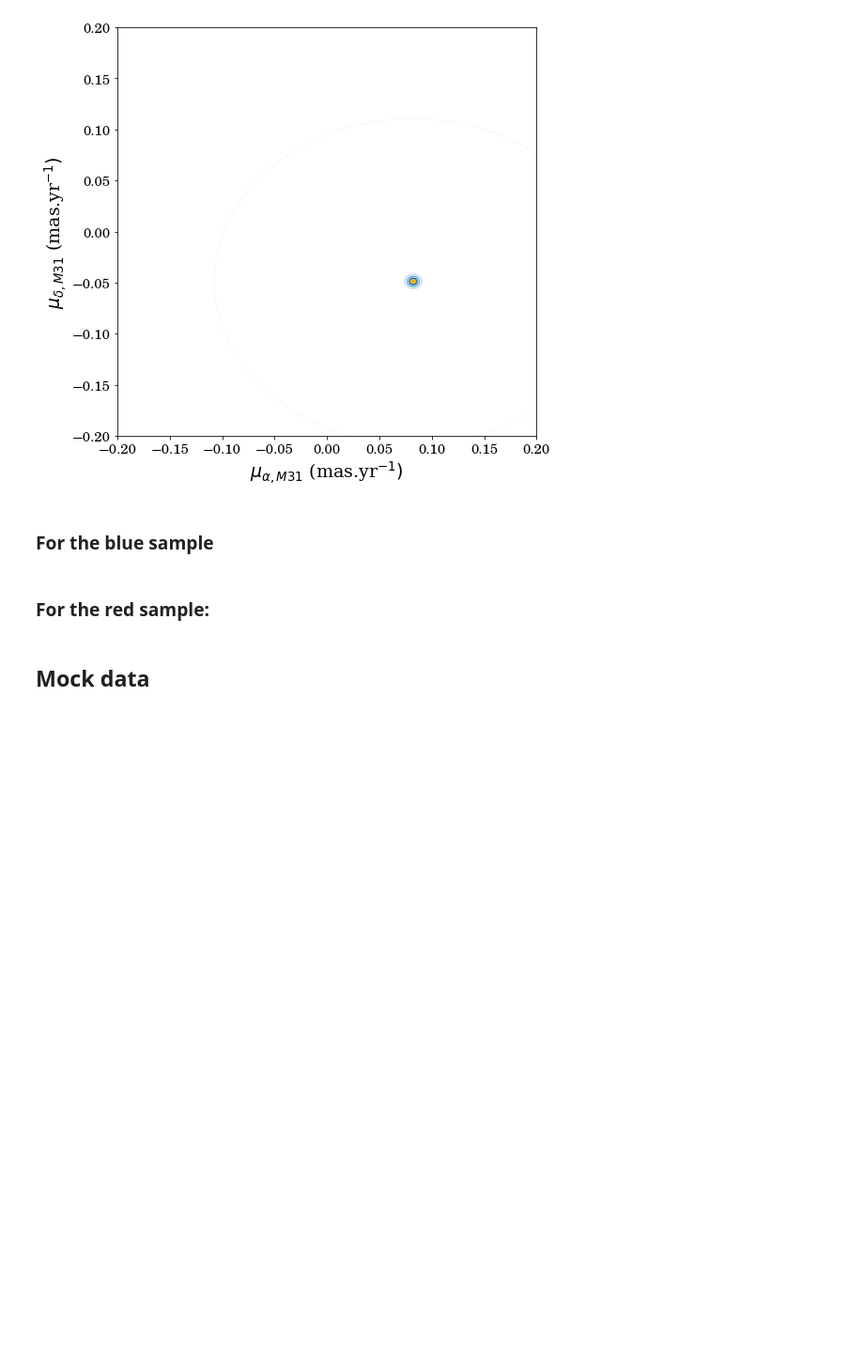
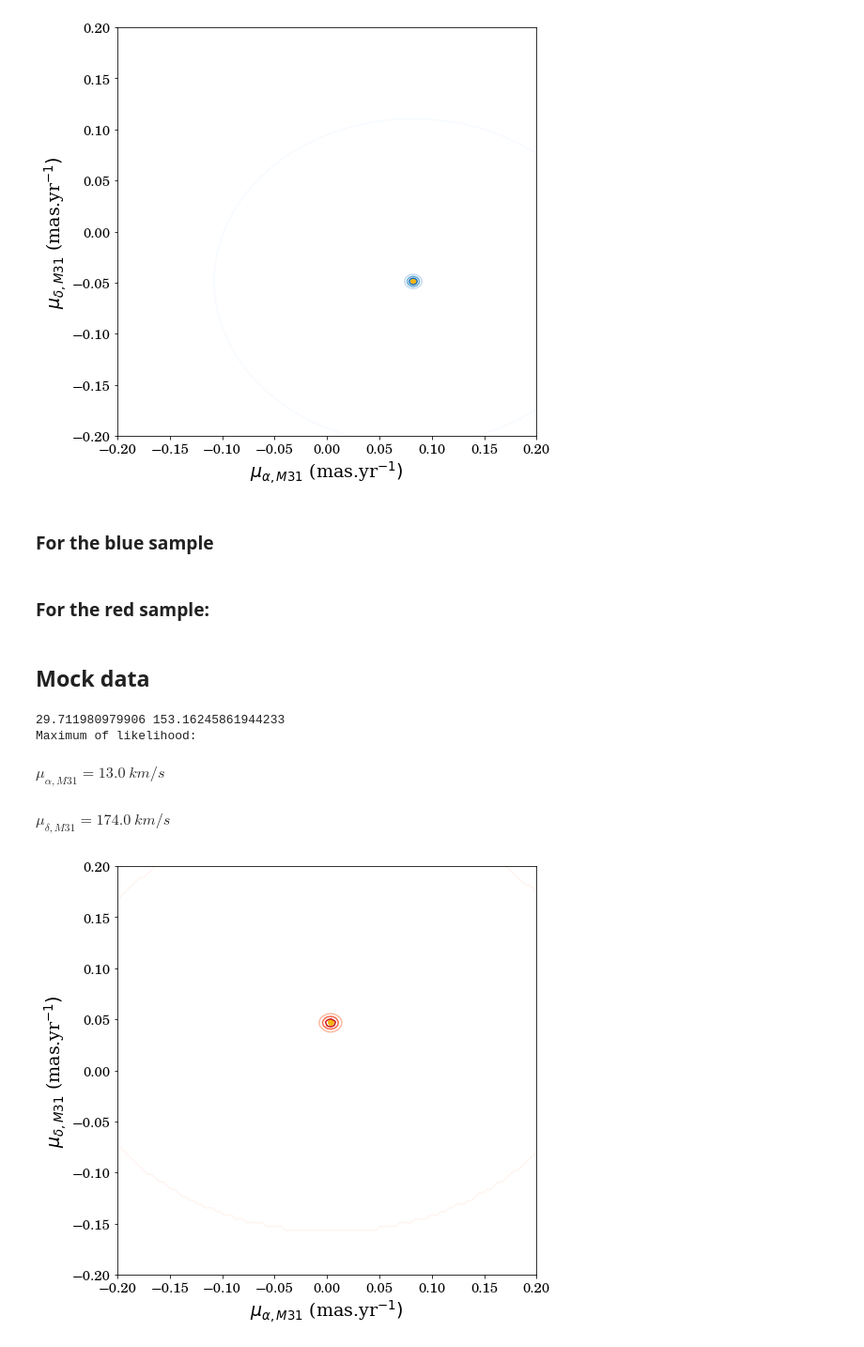
Before and after one commit to SamuelLimbo/AndromedaProperMotion, a Jupyter notebook: Likelihood.ipynb, the cells around one changed output. Shown at 94% size. Cells and saved outputs as stored; diff of their text form; code cells hidden in the pictures; blank space fills up the shorter version.

```diff
--- a/Likelihood.ipynb
+++ b/Likelihood.ipynb
@@ -284,13 +284,12 @@ class LikelihooD():
         self.Renormalisation()
         self.PrintPlot()
 
-
     def FreeParameters(self):
         #self.pm_ra_M31  = np.linspace(0.013, 0.081, self.NbModels) #from 50km/s to 300km/s
         #self.pm_dec_M31 = np.linspace(0, -0.095, self.NbModels) #from 0km/s to -350km/s
         #self.pm_ra_M31  = np.linspace(0, 0.3, self.NbModels)
         #self.pm_dec_M31 = np.linspace(-0.1, 0.3, self.NbModels)
-        self.pm_ra_M31  = np.linspace(-0.2, 0.2, self.NbModels) #from 50km/s to 300km/s
+        self.pm_ra_M31  = np.linspace(-0.2, 0.2, self.NbModels)
         self.pm_dec_M31 = np.linspace(-0.2, 0.2, self.NbModels)
 
     def LikelihoodSingleStar(self, index_star, index_model_ra, index_model_dec):
@@ -343,20 +342,6 @@ class LikelihooD():
         plt.xlabel(r'$\mu_{\alpha, M31}$ (mas.yr$^{-1})$', fontname = 'Serif', size = 19)
         plt.ylabel(r'$\mu_{\delta, M31}$ (mas.yr$^{-1})$', fontname = 'Serif', size = 19)
         plt.show()
-
-        """
-        #Plot of the mesh with a colour gradient associated to the value of the likelihood
-        plt.figure(figsize=(9, 9))
-        #Plot the mesh and the vectors:
-        for i in range(len(mu_ra)):
-            plt.scatter(mu_ra, mu_dec, c=colour_map, cmap=self.Colour, s=15, linewidth=0)
-        plt.scatter(x_max, y_max, c="#f6b515")
-        plt.xticks(fontsize = 15)
-        plt.yticks(fontsize = 15)
-        plt.xlabel(r'$\mu_{\alpha, M31}$ (mas.yr$^{-1})$', fontname = 'Serif', size = 19)
-        plt.ylabel(r'$\mu_{\delta, M31}$ (mas.yr$^{-1})$', fontname = 'Serif', size = 19)
-        plt.show()
-        """
 # %%
 Test = MockData(GaiaDataBlue, ModelDataBlue)
 ObjLike = LikelihooD(500, GaiaDataBlue, ModelDataBlue, Test, "Blues")
@@ -421,3 +406,13 @@ ObjLike = LikelihooD(10, GaiaDataRed, ModelDataRed, [], "Reds")
 Test = MockData(GaiaDataBlue)
 ObjLike = LikelihooD(21, GaiaDataBlue, ModelDataBlue, Test, "Blues")
 ObjLike.Execute()
+# %%
+Test = MockData(GaiaDataRed, ModelDataRed)
+ObjLike = LikelihooD(111, GaiaDataRed, ModelDataRed, Test, "Reds")
+ObjLike.Execute()
+# %% [output]
+29.711980979906 153.16245861944233
+Maximum of likelihood:
+$\displaystyle \mu_{\alpha, M31} = 13.0\ km/s$
+$\displaystyle \mu_{\delta, M31} = 174.0\ km/s$
+[figure, added]
```
Also changed, not shown: parts of 10 cells of this notebook.
